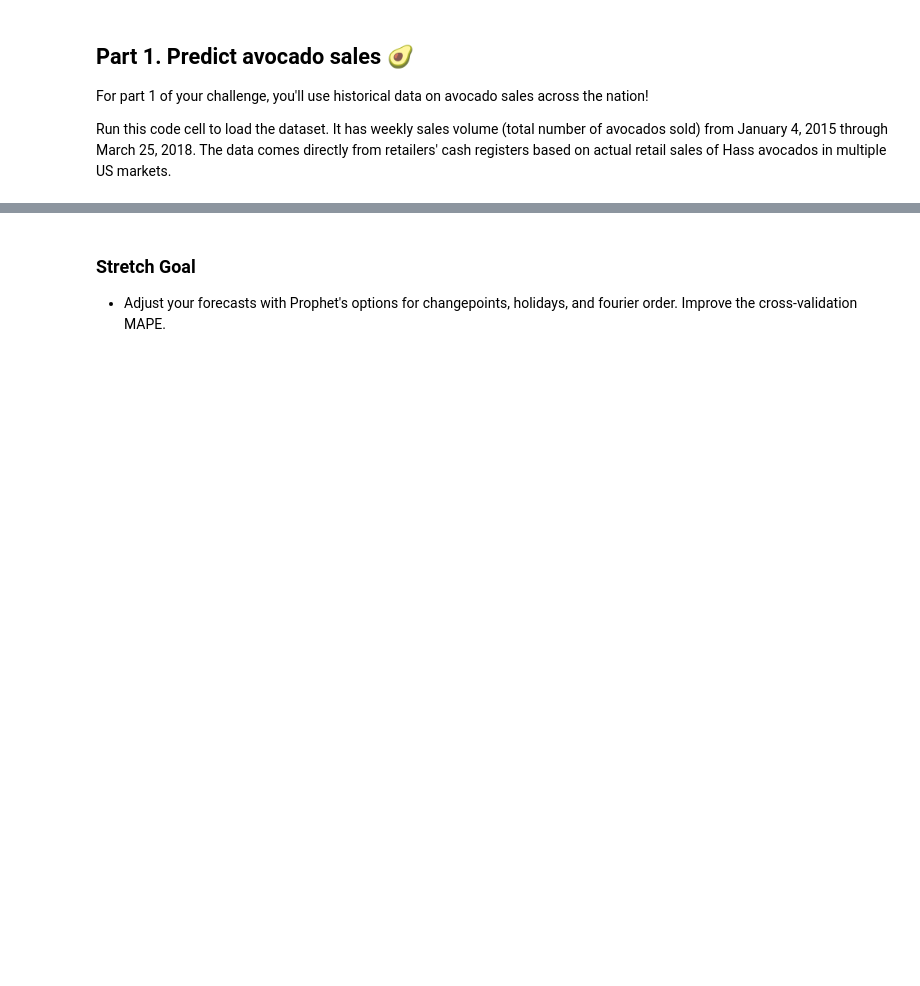
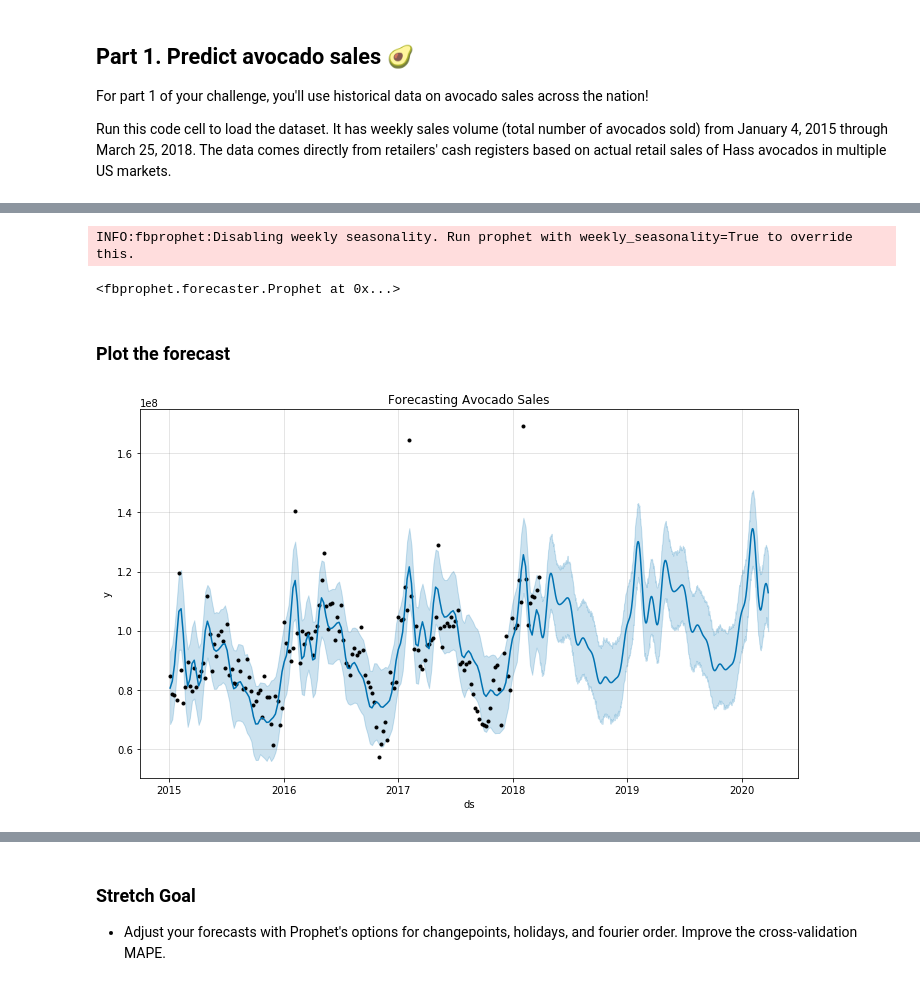
Before and after one commit to bloominstituteoftechnology/DS-Unit-2-Regression-1, a Jupyter notebook: DS_Sprint_Challenge_6_Regression_1.ipynb, the cells around one changed output, grey strips where cells are left out. Cells and saved outputs as stored; diff of their text form; code cells hidden in the pictures; blank space fills up the shorter version.

```diff
--- a/DS_Sprint_Challenge_6_Regression_1.ipynb
+++ b/DS_Sprint_Challenge_6_Regression_1.ipynb
@@ -36,0 +66,18 @@ You can be confident you've done it correctly when your plots look similar to th
+# %%
+m = Prophet(daily_seasonality=False)
+# %%
+m.fit(avocado)
+# %% [output]
+INFO:fbprophet:Disabling weekly seasonality. Run prophet with weekly_seasonality=True to override this.
+<fbprophet.forecaster.Prophet at 0x...>
+# %%
+future = m.make_future_dataframe(periods=732)
+# %%
+forecast = m.predict(future)
+# %% [markdown]
+### Plot the forecast
+# %%
+fig1 = m.plot(forecast)
+plt.title('Forecasting Avocado Sales');
+# %% [output]
+[figure, added]
```
Also changed, not shown: parts of 37 cells of this notebook, 1 other file.
